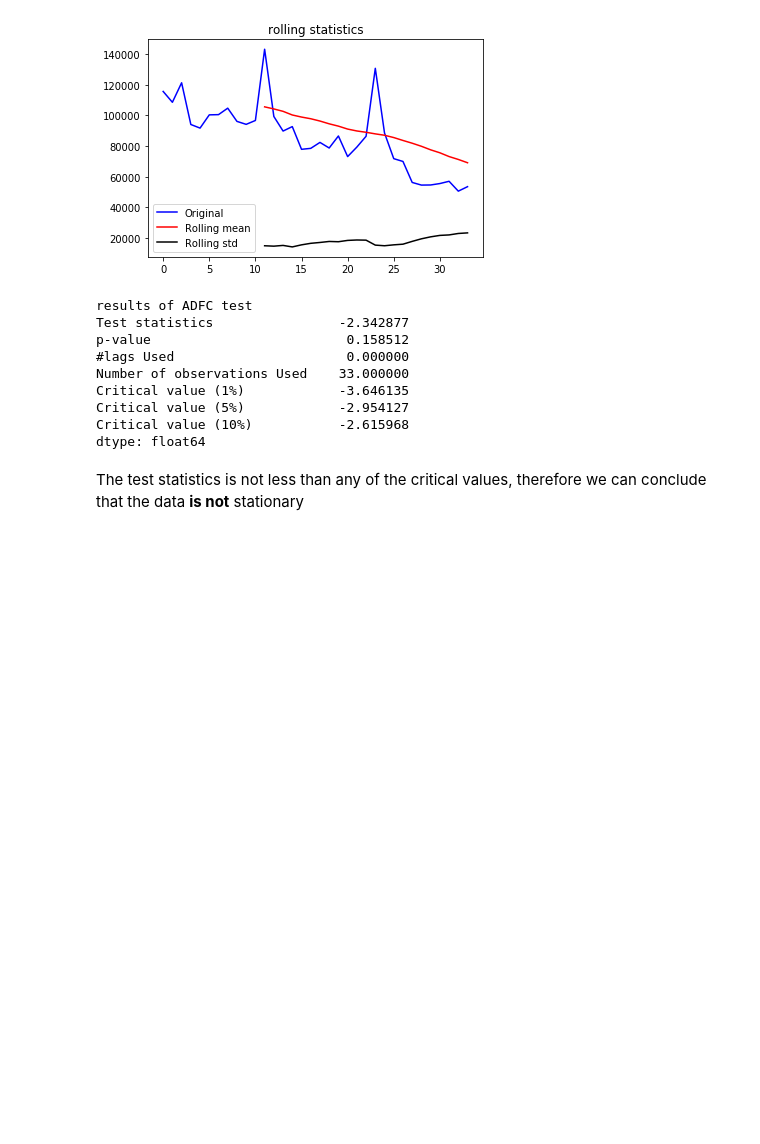
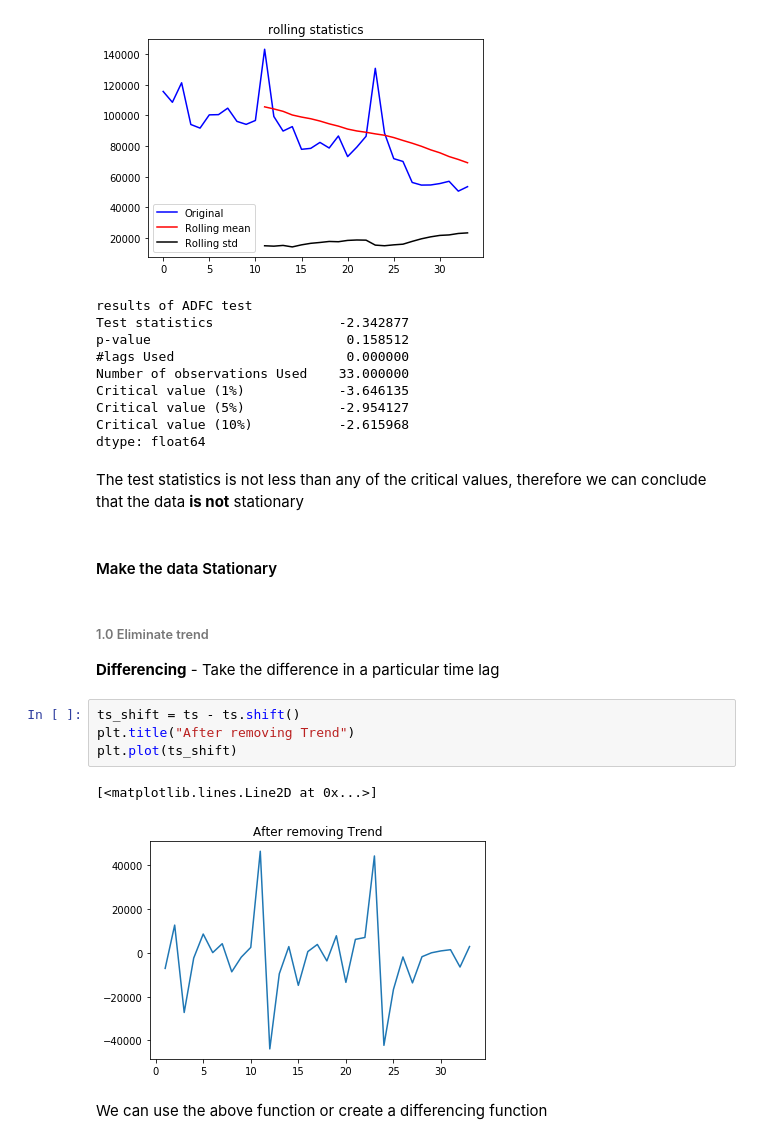
Before and after one commit to r-wambui/Kaggle_Final_Project_Coursera, a Jupyter notebook: Future_Sales_Using_Time_Series_Analysis.ipynb, the cells around one changed output. Saved outputs shown, nothing was run; the diff lists cells and outputs as text; blank space fills up the shorter version.

Commit message:
Remove trend and seasonality using differencing

```diff
--- a/Future_Sales_Using_Time_Series_Analysis.ipynb
+++ b/Future_Sales_Using_Time_Series_Analysis.ipynb
@@ -104,3 +114,17 @@ Critical value (10%)           -2.615968
 dtype: float64
 # %% [markdown]
 The test statistics is not less than any of the critical values, therefore we can conclude that the data **is not** stationary
+# %% [markdown]
+#### Make the data Stationary
+# %% [markdown]
+###### 1.0 Eliminate trend
+  **Differencing** - Take the difference in a particular time lag
+# %%
+ts_shift = ts - ts.shift()
+plt.title("After removing Trend")
+plt.plot(ts_shift)
+# %% [output]
+[<matplotlib.lines.Line2D at 0x...>]
+[figure, added]
+# %% [markdown]
+We can use the above function or create a differencing function
```
Also changed, not shown: parts of 7 cells of this notebook.
